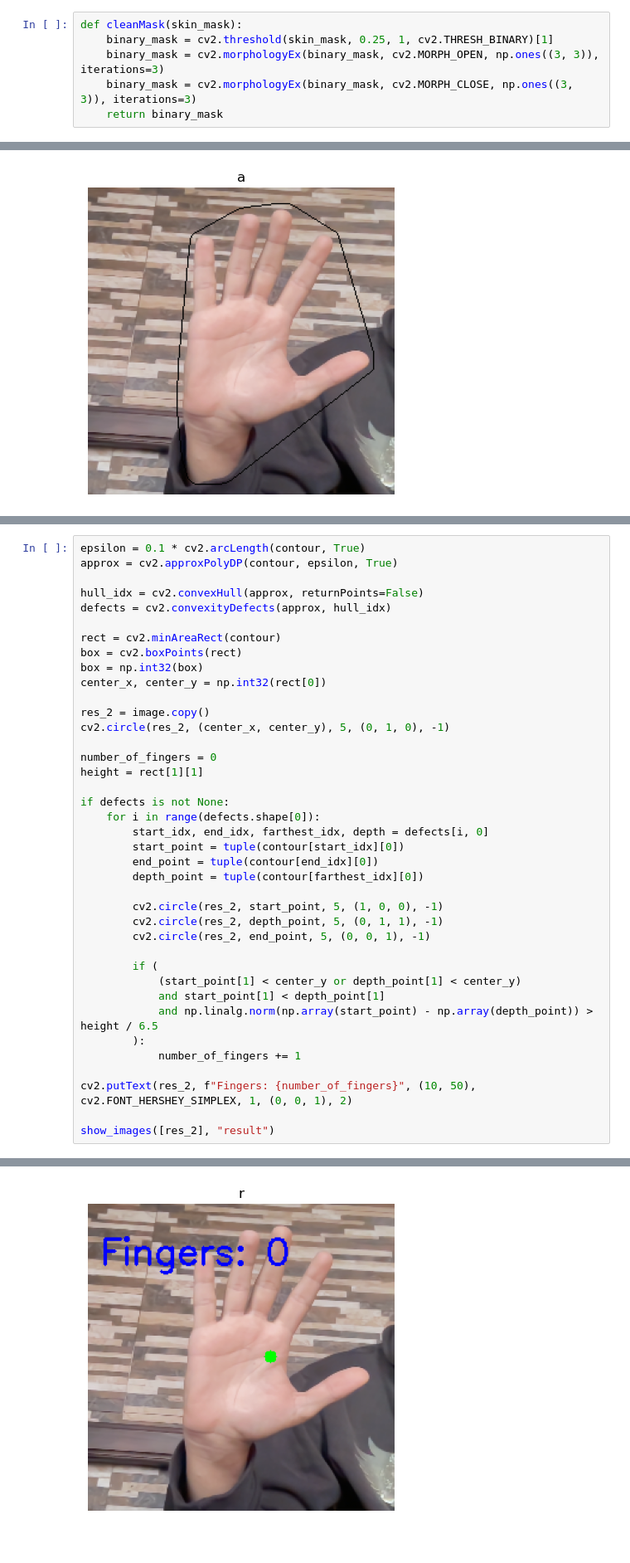
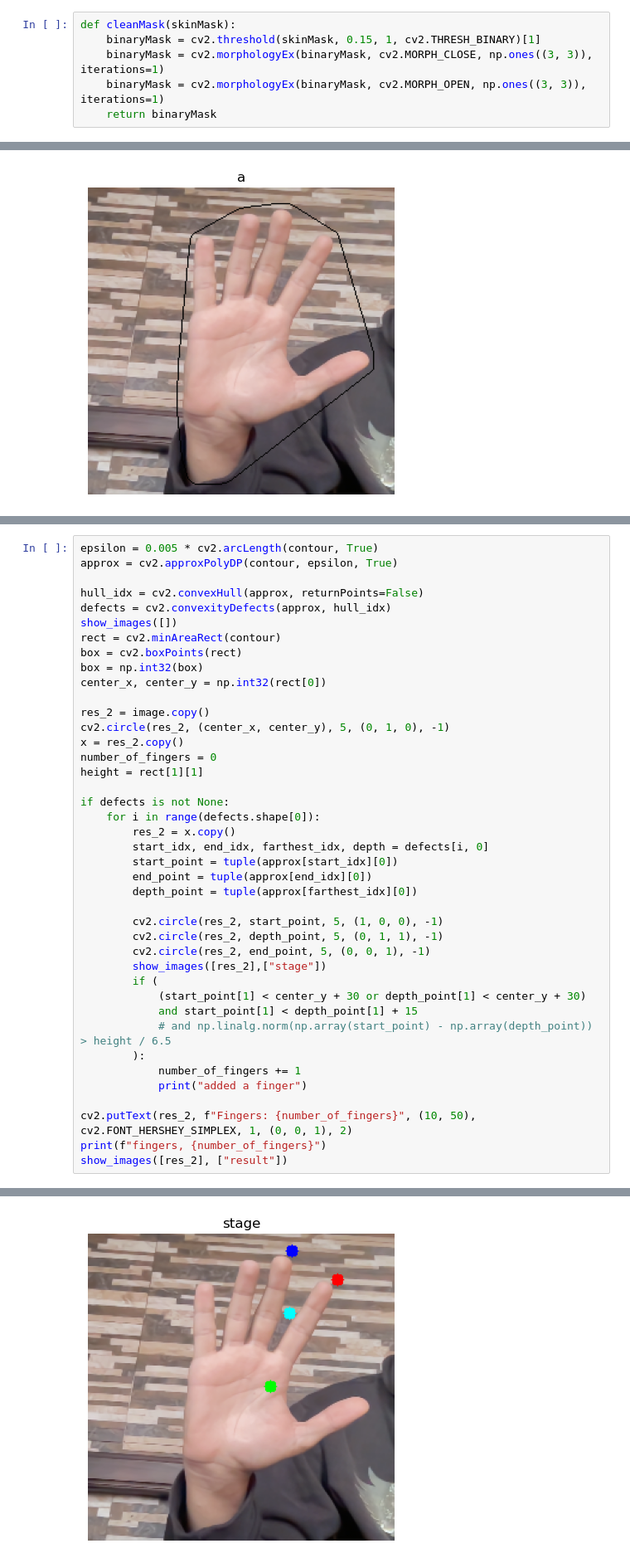
Before and after one commit to zizoisprogramming/Paint-A-Distance, a Jupyter notebook: zizo_trial.ipynb, the cells around one changed output, grey strips where cells are left out. Shown at 83% size. Drawn from its saved outputs; the diff is of its cells as text.

```diff
--- a/zizo_trial.ipynb
+++ b/zizo_trial.ipynb
@@ -64,11 +65,11 @@ def prob_skin_c(C, skinMean, skinCov, nonSkinMean, nonSkinCov):
 
     return probCskin / (probCskin + probCnonSkin)
 # %%
-def cleanMask(skin_mask):
-    binary_mask = cv2.threshold(skin_mask, 0.25, 1, cv2.THRESH_BINARY)[1]
-    binary_mask = cv2.morphologyEx(binary_mask, cv2.MORPH_OPEN, np.ones((3, 3)), iterations=3)
-    binary_mask = cv2.morphologyEx(binary_mask, cv2.MORPH_CLOSE, np.ones((3, 3)), iterations=3)
-    return binary_mask
+def cleanMask(skinMask):
+    binaryMask = cv2.threshold(skinMask, 0.15, 1, cv2.THRESH_BINARY)[1]
+    binaryMask = cv2.morphologyEx(binaryMask, cv2.MORPH_CLOSE, np.ones((3, 3)), iterations=1)
+    binaryMask = cv2.morphologyEx(binaryMask, cv2.MORPH_OPEN, np.ones((3, 3)), iterations=1)
+    return binaryMask
 # %%
 def show_images(images,titles=None):
     n_ims = len(images)
@@ -196,10 +202,10 @@ show_images([res_3], "a")
 # %%
-epsilon = 0.1 * cv2.arcLength(contour, True)
+epsilon = 0.005 * cv2.arcLength(contour, True)
 approx = cv2.approxPolyDP(contour, epsilon, True)
 
 hull_idx = cv2.convexHull(approx, returnPoints=False)
 defects = cv2.convexityDefects(approx, hull_idx)
-
+show_images([])
 rect = cv2.minAreaRect(contour)
 box = cv2.boxPoints(rect)
 box = np.int32(box)
@@ -207,29 +213,31 @@ center_x, center_y = np.int32(rect[0])
 
 res_2 = image.copy()
 cv2.circle(res_2, (center_x, center_y), 5, (0, 1, 0), -1)
-
+x = res_2.copy()
 number_of_fingers = 0
 height = rect[1][1]
 
 if defects is not None:
     for i in range(defects.shape[0]):
+        res_2 = x.copy()
         start_idx, end_idx, farthest_idx, depth = defects[i, 0]
-        start_point = tuple(contour[start_idx][0])
-        end_point = tuple(contour[end_idx][0])
-        depth_point = tuple(contour[farthest_idx][0])
+        start_point = tuple(approx[start_idx][0])
+        end_point = tuple(approx[end_idx][0])
+        depth_point = tuple(approx[farthest_idx][0])
 
         cv2.circle(res_2, start_point, 5, (1, 0, 0), -1)
         cv2.circle(res_2, depth_point, 5, (0, 1, 1), -1)
         cv2.circle(res_2, end_point, 5, (0, 0, 1), -1)
-
+        show_images([res_2],["stage"])
         if (
-            (start_point[1] < center_y or depth_point[1] < center_y)
-            and start_point[1] < depth_point[1]
-            and np.linalg.norm(np.array(start_point) - np.array(depth_point)) > height / 6.5
+            (start_point[1] < center_y + 30 or depth_point[1] < center_y + 30)
+            and start_point[1] < depth_point[1] + 15
+            # and np.linalg.norm(np.array(start_point) - np.array(depth_point)) > height / 6.5
         ):
             number_of_fingers += 1
+            print("added a finger")
 
 cv2.putText(res_2, f"Fingers: {number_of_fingers}", (10, 50), cv2.FONT_HERSHEY_SIMPLEX, 1, (0, 0, 1), 2)
-
-show_images([res_2], "result")
+print(f"fingers, {number_of_fingers}")
+show_images([res_2], ["result"])
 # %% [output]
@@ -236 +245 @@ show_images([res_2], "result")
-[figure, old version]
+[figure, new version]
```
Also changed, not shown: parts of 9 cells of this notebook, 1 other file.
